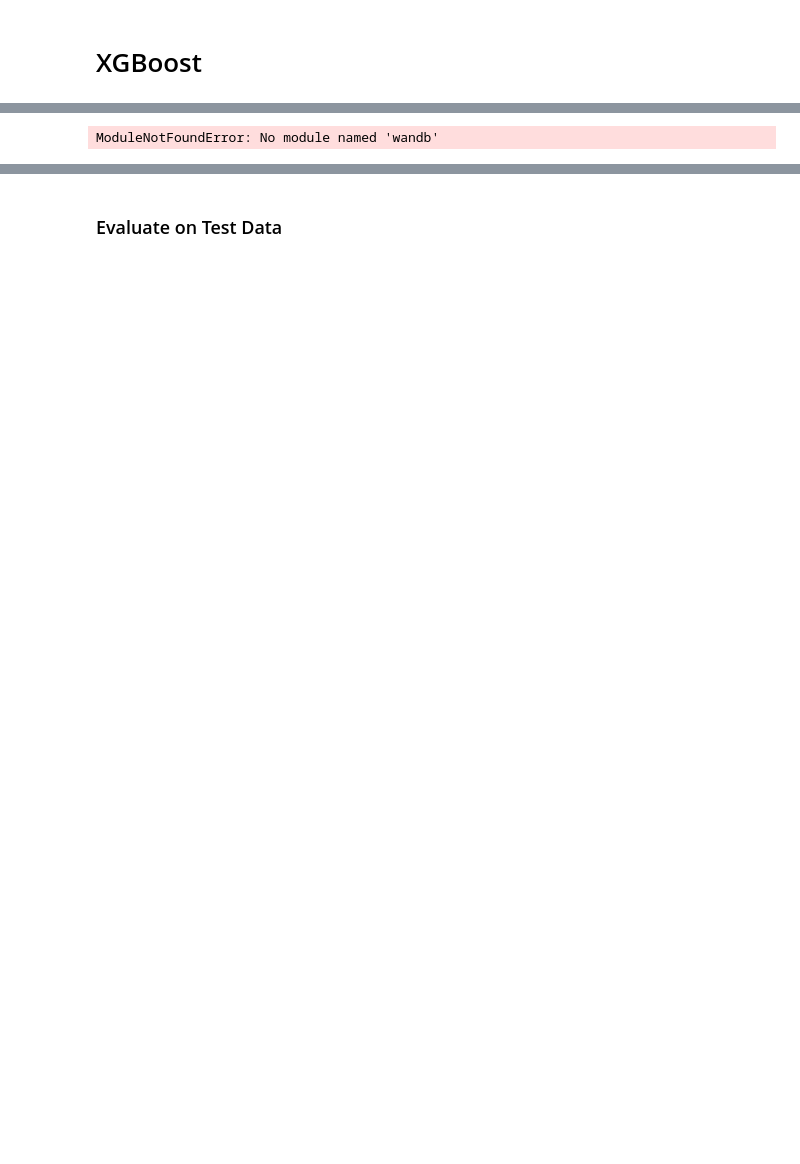
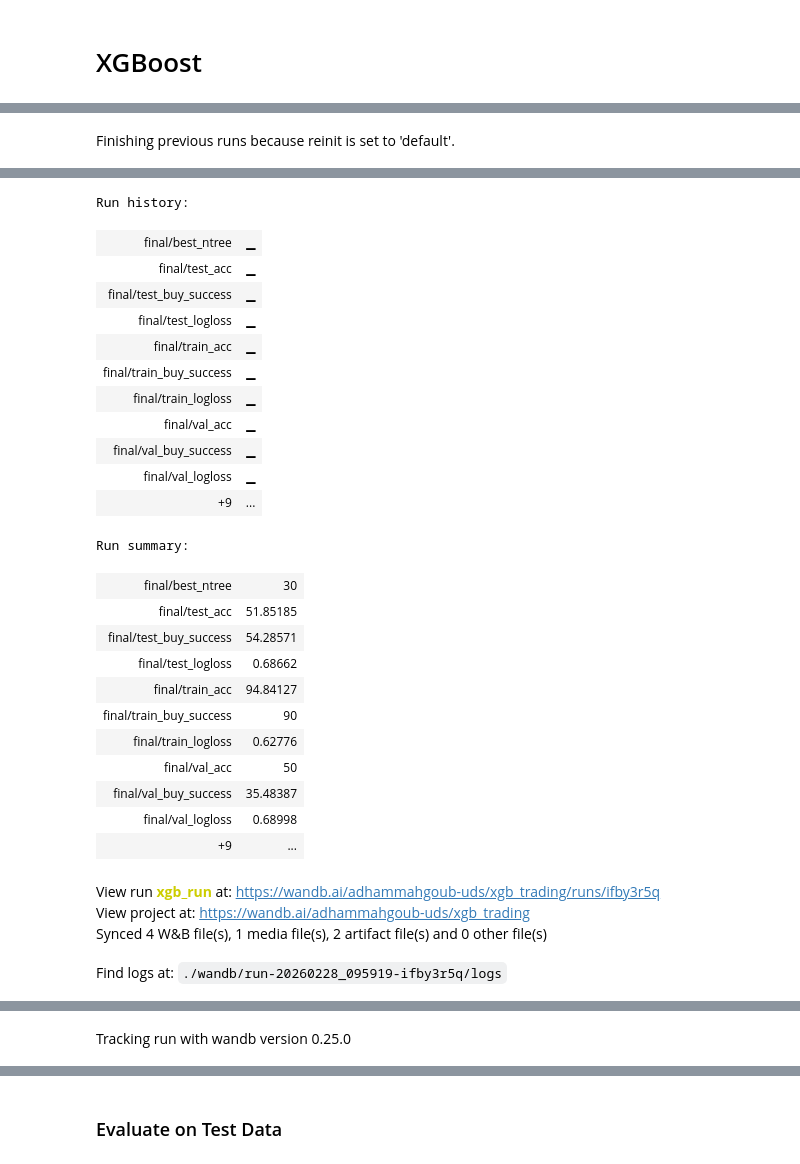
Before and after one commit to AdhamMahgoub/NN_Trading_Bot_Private, a Jupyter notebook: NN_Trading_project/data_gathering.ipynb, the cells around one changed output, grey strips where cells are left out. Cells and saved outputs as stored; diff of their text form; code cells hidden in the pictures; blank space fills up the shorter version.

```diff
--- a/NN_Trading_project/data_gathering.ipynb
+++ b/NN_Trading_project/data_gathering.ipynb
@@ -270,9 +257,6 @@ import numpy as np
 import pandas as pd
 import xgboost as xgb
 import joblib
-import matplotlib
-matplotlib.use("Agg")
-import matplotlib.pyplot as plt
 from sklearn.metrics import log_loss
 import wandb
 
@@ -378,26 +362,6 @@ def evaluate_and_save_test(
     display(summary_df)
     wandb.log({"test/confusion_table": wandb.Table(dataframe=summary_df)})
 
-    fig, axes = plt.subplots(1, 2, figsize=(12, 4))
-    x = np.arange(2)
-    axes[0].bar(x, [tp, tn], label="success")
-    axes[0].bar(x, [fp, fn], bottom=[tp, tn], label="failed")
-    axes[0].set_xticks(x); axes[0].set_xticklabels(["BUY", "NO-BUY"])
-    axes[0].set_ylabel("count")
-    axes[0].set_title(f"Decisions @ thr={threshold} | acc={m['acc']:.2f}%")
-    axes[0].grid(True, alpha=0.2, axis="y"); axes[0].legend()
-
-    x2 = np.arange(4)
-    axes[1].bar(x2, [tp, fp, tn, fn])
-    axes[1].set_xticks(x2); axes[1].set_xticklabels(["TP", "FP", "TN", "FN"])
-    axes[1].set_ylabel("count"); axes[1].set_title(f"4-way outcomes @ thr={threshold}")
-    axes[1].grid(True, alpha=0.2, axis="y")
-    for i, c in enumerate([tp, fp, tn, fn]):
-        axes[1].text(i, c + n * 0.01, str(c), ha="center", va="bottom", fontsize=8)
-    fig.tight_layout()
-    wandb.log({"charts/test_decisions": wandb.Image(fig)})
-    plt.close(fig)
-
     return df, summary_df
 
 
@@ -488,40 +452,32 @@ for k, tl in zip(iters_test, test_ll):
 
 probs_train = predict_probs_booster(booster, X_train, best_ntree)
 probs_val   = predict_probs_booster(booster, X_val,   best_ntree)
+probs_test  = predict_probs_booster(booster, X_test,  best_ntree)
 tr = buy_metrics(y_train, probs_train, BUY_THRESHOLD)
 vl = buy_metrics(y_val,   probs_val,   BUY_THRESHOLD)
+te = buy_metrics(y_test,  probs_test,  BUY_THRESHOLD)
 
 wandb.log({
     "final/best_ntree":        best_ntree,
     "final/train_logloss":     log_loss(y_train, probs_train),
     "final/val_logloss":       log_loss(y_val,   probs_val),
+    "final/test_logloss":      log_loss(y_test,  probs_test),
     "final/train_acc":         tr["acc"],
     "final/val_acc":           vl["acc"],
+    "final/test_acc":          te["acc"],
     "final/train_buy_success": tr["buy_success"],
     "final/val_buy_success":   vl["buy_success"],
+    "final/test_buy_success":  te["buy_success"],
 })
 
 print(f"Train  logloss={log_loss(y_train,probs_train):.6f}  acc={tr['acc']:.2f}%  P(success|BUY)={tr['buy_success']:.2f}%")
-print(f"Val    logloss={log_loss(y_val,probs_val):.6f}    acc={vl['acc']:.2f}%  P(success|BUY)={vl['buy_success']:.2f}%")
+print(f"Val    logloss={log_loss(y_val,  probs_val  ):.6f}  acc={vl['acc']:.2f}%  P(success|BUY)={vl['buy_success']:.2f}%")
+print(f"Test   logloss={log_loss(y_test, probs_test ):.6f}  acc={te['acc']:.2f}%  P(success|BUY)={te['buy_success']:.2f}%")
 
-# ── 7. Logloss curves plot → wandb ────────────────────────────────────────────
+# ── 7a. Training plots ────────────────────────────────────────────────────────
 
 iters_full = np.arange(1, len(train_ll) + 1)
-fig, ax = plt.subplots(figsize=(10, 5))
-ax.plot(iters_full, train_ll, label="train")
-ax.plot(iters_full, val_ll,   label="val")
-ax.plot(iters_test, test_ll,  "o-", ms=3, label="test (sampled)")
-ax.axvline(best_ntree, ls="--", label=f"best={best_ntree}")
-ax.set_xlabel("Boosting iteration")
-ax.set_ylabel("Logloss")
-ax.set_title("Train / Val / Test Logloss")
-ax.grid(alpha=0.2)
-ax.legend()
-fig.tight_layout()
-wandb.log({"charts/logloss_curves": wandb.Image(fig)})
-plt.close(fig)
-
-# ── 8. Save model ─────────────────────────────────────────────────────────────
+# ── 7. Save model ────────────────────────────────────────────────────────────
 
 bundle = {"booster": booster, "best_ntree": best_ntree}
 joblib.dump(bundle, "best_model_xgb.pkl")
@@ -549,0 +490 @@ AttributeError: '_MultiProcessingDataLoaderIter' object has no attribute '_worke
+Finishing previous runs because reinit is set to 'default'.
@@ -550 +492,28 @@ AttributeError: '_MultiProcessingDataLoaderIter' object has no attribute '_worke
-ModuleNotFoundError: No module named 'wandb'
+Run history:
+| final/best_ntree | ▁ |
+| final/test_acc | ▁ |
+| final/test_buy_success | ▁ |
+| final/test_logloss | ▁ |
+| final/train_acc | ▁ |
+| final/train_buy_success | ▁ |
+| final/train_logloss | ▁ |
+| final/val_acc | ▁ |
+| final/val_buy_success | ▁ |
+| final/val_logloss | ▁ |
+| +9 | ... |
+Run summary:
+| final/best_ntree | 30 |
+| final/test_acc | 51.85185 |
+| final/test_buy_success | 54.28571 |
+| final/test_logloss | 0.68662 |
+| final/train_acc | 94.84127 |
+| final/train_buy_success | 90 |
+| final/train_logloss | 0.62776 |
+| final/val_acc | 50 |
+| final/val_buy_success | 35.48387 |
+| final/val_logloss | 0.68998 |
+| +9 | ... |
+View run xgb_run at: https://wandb.ai/adhammahgoub-uds/xgb_trading/runs/ifby3r5q
+View project at: https://wandb.ai/adhammahgoub-uds/xgb_trading
+Synced 4 W&B file(s), 1 media file(s), 2 artifact file(s) and 0 other file(s)
+Find logs at: ./wandb/run-20260228_095919-ifby3r5q/logs
@@ -550,0 +521 @@ ModuleNotFoundError: No module named 'wandb'
+Tracking run with wandb version 0.25.0
```
Also changed, not shown: parts of 12 cells of this notebook, 2 other files.
